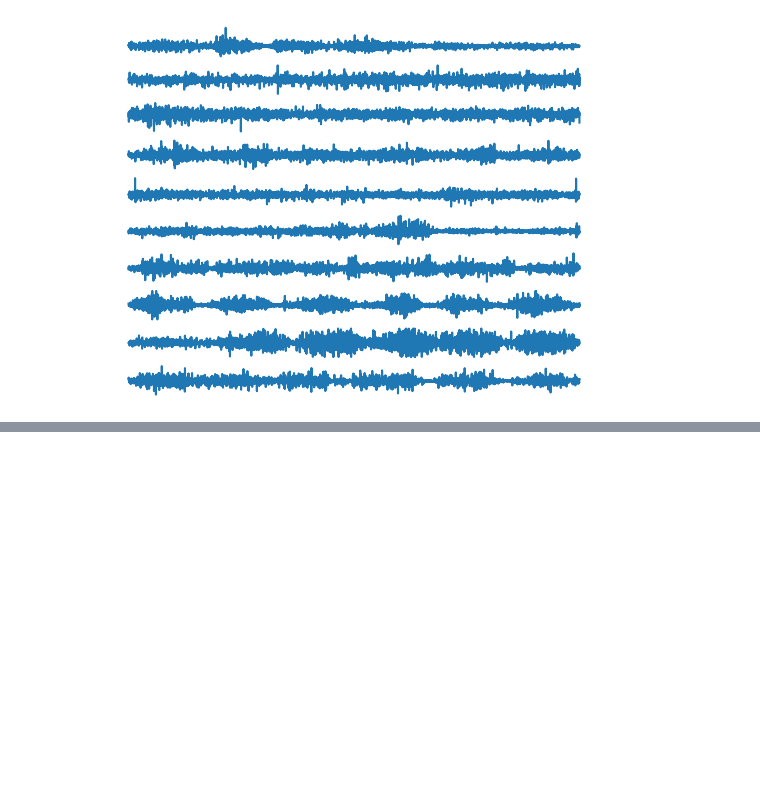
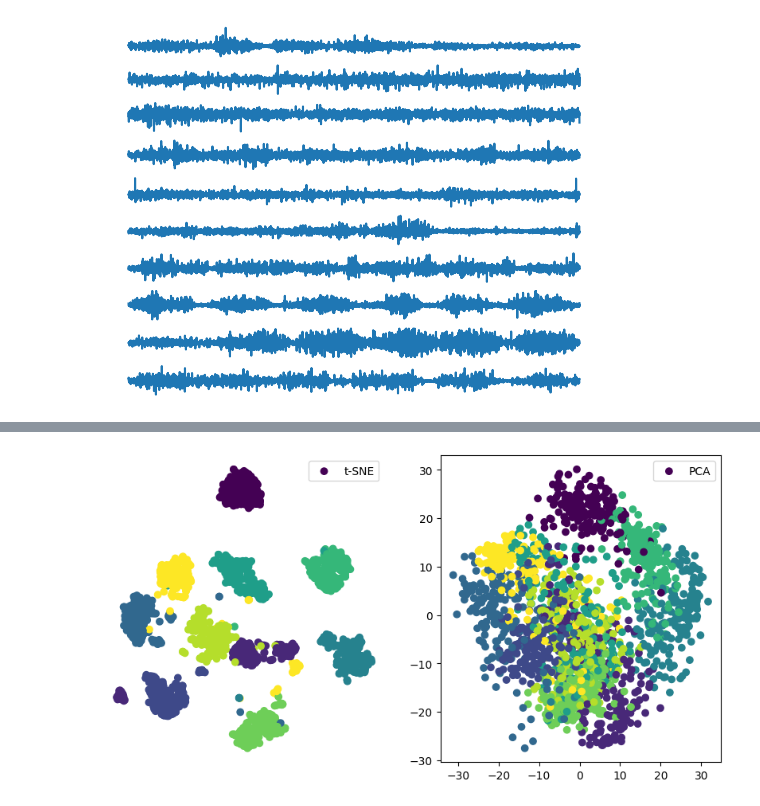
Before and after one commit to Auditor1234/myo_semg, a Jupyter notebook: visualization.ipynb, the cells around one changed output, grey strips where cells are left out. Saved outputs shown, nothing was run; the diff lists cells and outputs as text; code cells hidden in the pictures; blank space fills up the shorter version.

```diff
--- a/visualization.ipynb
+++ b/visualization.ipynb
@@ -240,0 +260,26 @@ label =  [1, 2, 3, 4, 5, 6, 7, 8, 9, 10]
+# %%
+from sklearn.manifold import TSNE
+from sklearn.datasets import load_iris,load_digits
+from sklearn.decomposition import PCA
+import matplotlib.pyplot as plt
+import os
+
+digits = load_digits()
+X_tsne = TSNE(n_components=2,random_state=33).fit_transform(digits.data)
+X_pca = PCA(n_components=2).fit_transform(digits.data)
+
+ckpt_dir="images"
+if not os.path.exists(ckpt_dir):
+    os.makedirs(ckpt_dir)
+
+plt.figure(figsize=(10, 5))
+plt.subplot(121)
+plt.scatter(X_tsne[:, 0], X_tsne[:, 1], c=digits.target,label="t-SNE")
+plt.legend()
+plt.subplot(122)
+plt.scatter(X_pca[:, 0], X_pca[:, 1], c=digits.target,label="PCA")
+plt.legend()
+plt.savefig('images/digits_tsne-pca.png', dpi=120)
+plt.show()
+# %% [output]
+[figure, added]
```
Also changed, not shown: parts of 7 cells of this notebook, 10 other files.
